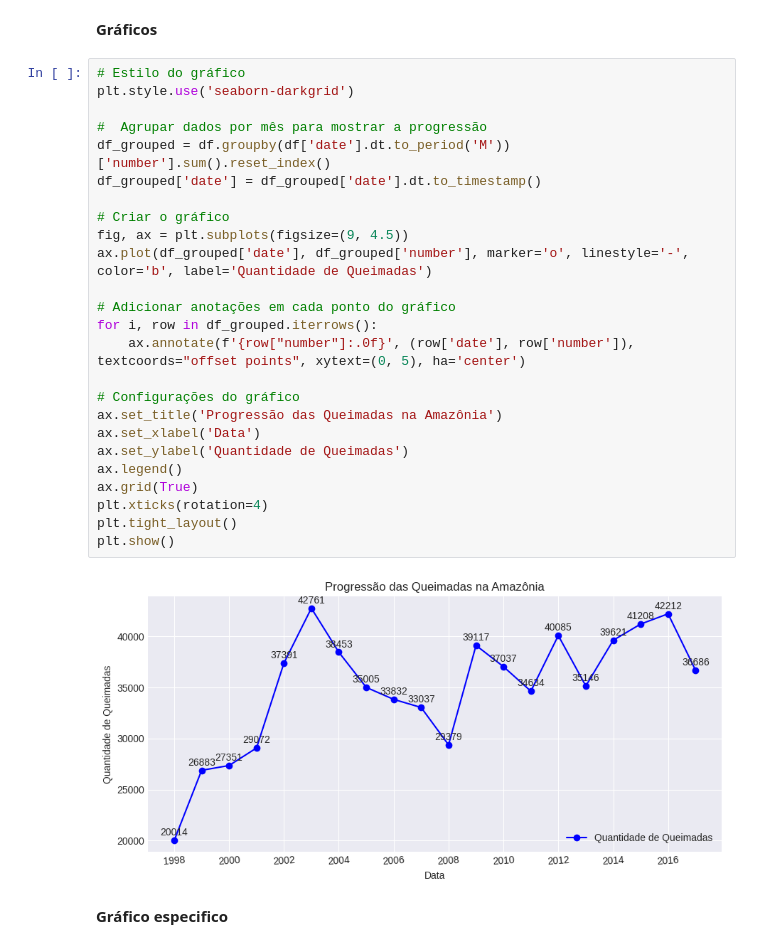
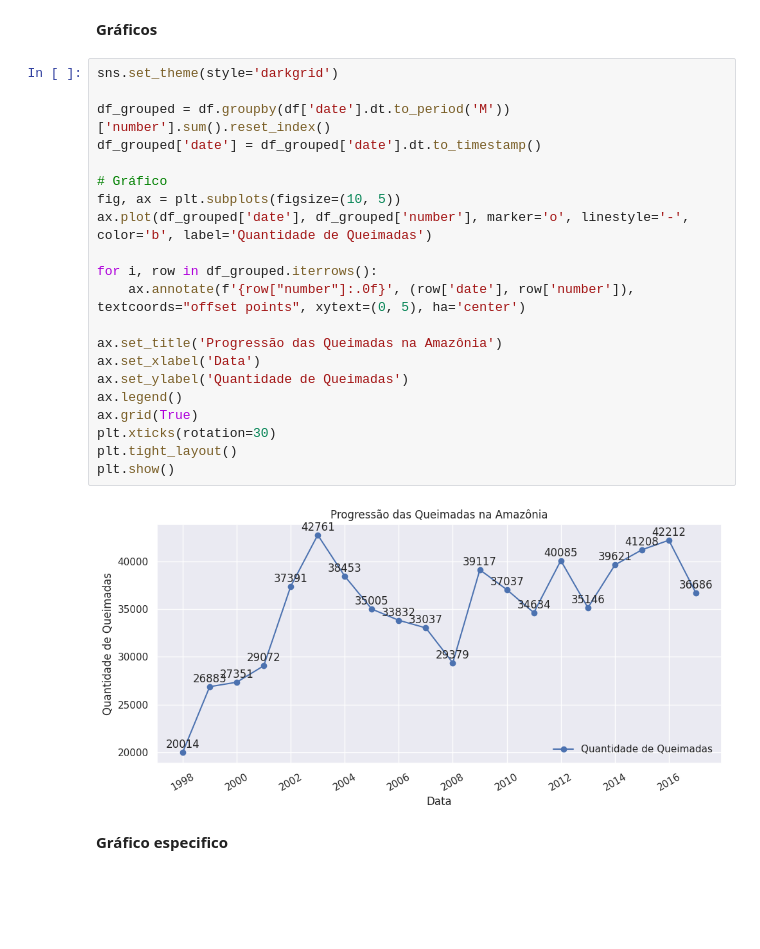
Before and after one commit to Daviaraujos/AmazonFires, a Jupyter notebook: Fires_in_the_Amazon.ipynb, the cells around one changed output. Saved outputs shown, nothing was run; the diff lists cells and outputs as text; blank space fills up the shorter version.

Commit message:
ajuste no gráfico 1

```diff
--- a/Fires_in_the_Amazon.ipynb
+++ b/Fires_in_the_Amazon.ipynb
@@ -117,32 +114,28 @@ No período de  01-01-1998  até  01-01-2017 ocorreram  698.924,07 queimadas ( s
 # %% [markdown]
 **Gráficos**
 # %%
-# Estilo do gráfico
-plt.style.use('seaborn-darkgrid')
+sns.set_theme(style='darkgrid')
 
-#  Agrupar dados por mês para mostrar a progressão
 df_grouped = df.groupby(df['date'].dt.to_period('M'))['number'].sum().reset_index()
 df_grouped['date'] = df_grouped['date'].dt.to_timestamp()
 
-# Criar o gráfico
-fig, ax = plt.subplots(figsize=(9, 4.5))
+# Gráfico
+fig, ax = plt.subplots(figsize=(10, 5))
 ax.plot(df_grouped['date'], df_grouped['number'], marker='o', linestyle='-', color='b', label='Quantidade de Queimadas')
 
-# Adicionar anotações em cada ponto do gráfico
 for i, row in df_grouped.iterrows():
     ax.annotate(f'{row["number"]:.0f}', (row['date'], row['number']), textcoords="offset points", xytext=(0, 5), ha='center')
 
-# Configurações do gráfico
 ax.set_title('Progressão das Queimadas na Amazônia')
 ax.set_xlabel('Data')
 ax.set_ylabel('Quantidade de Queimadas')
 ax.legend()
 ax.grid(True)
-plt.xticks(rotation=4)
+plt.xticks(rotation=30)
 plt.tight_layout()
 plt.show()
 # %% [output]
-[figure, old version]
+[figure, new version]
 # %% [markdown]
 **Gráfico especifico**
 # %%
```
Also changed, not shown: parts of 7 cells of this notebook.
